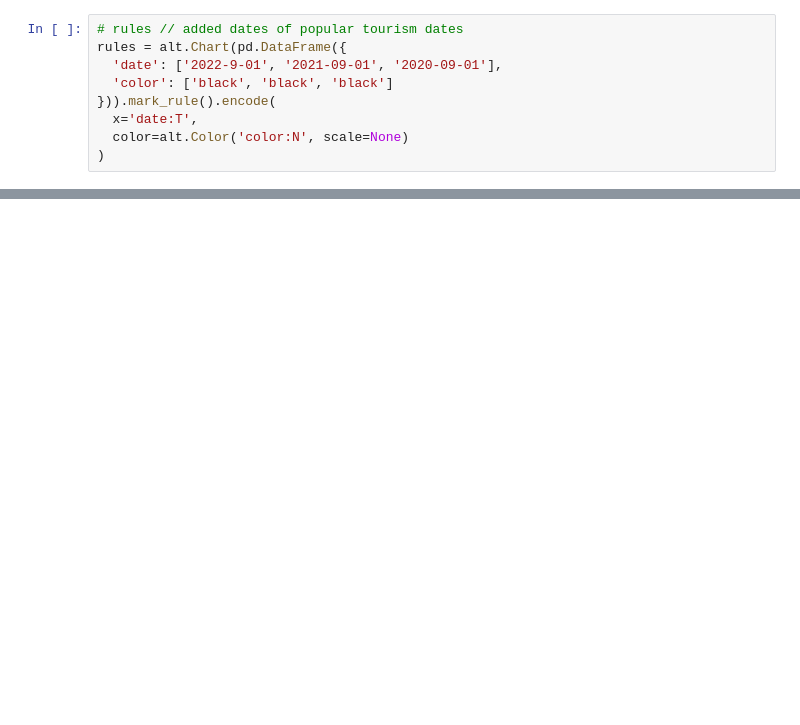
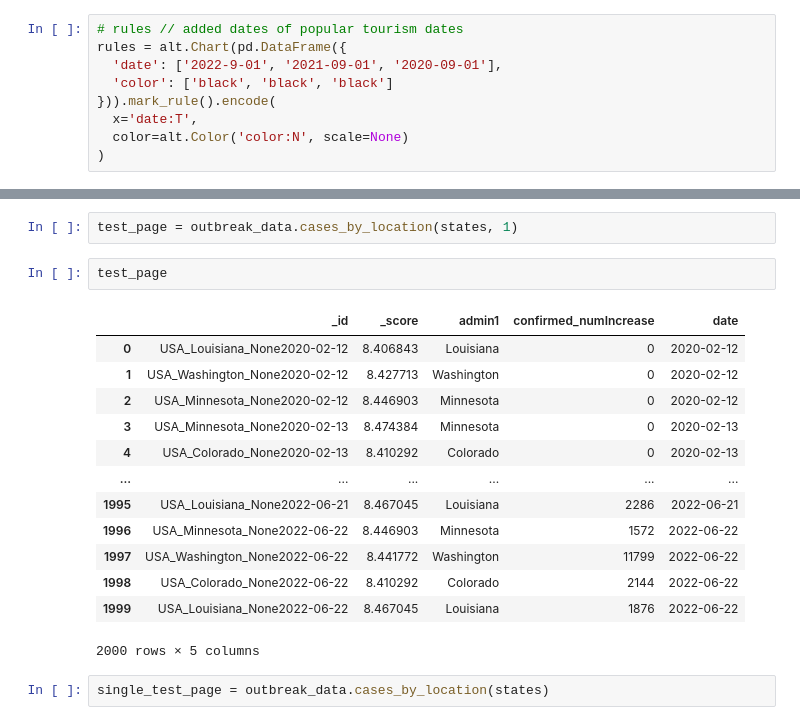
Before and after one commit to outbreak-info/python-outbreak-info, a Jupyter notebook: visualization_demos/visualization_demos.ipynb, the cells around one changed output, grey strips where cells are left out. Drawn from its saved outputs; the diff is of its cells as text; blank space fills up the shorter version.

```diff
--- a/visualization_demos/visualization_demos.ipynb
+++ b/visualization_demos/visualization_demos.ipynb
@@ -152,0 +47,20 @@ rules = alt.Chart(pd.DataFrame({
+# %%
+test_page = outbreak_data.cases_by_location(states, 1)
+# %%
+test_page
+# %% [output]
+|  | _id | _score | admin1 | confirmed_numIncrease | date |
+| 0 | USA_Louisiana_None2020-02-12 | 8.406843 | Louisiana | 0 | 2020-02-12 |
+| 1 | USA_Washington_None2020-02-12 | 8.427713 | Washington | 0 | 2020-02-12 |
+| 2 | USA_Minnesota_None2020-02-12 | 8.446903 | Minnesota | 0 | 2020-02-12 |
+| 3 | USA_Minnesota_None2020-02-13 | 8.474384 | Minnesota | 0 | 2020-02-13 |
+| 4 | USA_Colorado_None2020-02-13 | 8.410292 | Colorado | 0 | 2020-02-13 |
+| ... | ... | ... | ... | ... | ... |
+| 1995 | USA_Louisiana_None2022-06-21 | 8.467045 | Louisiana | 2286 | 2022-06-21 |
+| 1996 | USA_Minnesota_None2022-06-22 | 8.446903 | Minnesota | 1572 | 2022-06-22 |
+| 1997 | USA_Washington_None2022-06-22 | 8.441772 | Washington | 11799 | 2022-06-22 |
+| 1998 | USA_Colorado_None2022-06-22 | 8.410292 | Colorado | 2144 | 2022-06-22 |
+| 1999 | USA_Louisiana_None2022-06-22 | 8.467045 | Louisiana | 1876 | 2022-06-22 |
+2000 rows × 5 columns
+# %%
+single_test_page = outbreak_data.cases_by_location(states)
```
Also changed, not shown: parts of 25 cells of this notebook, 3 other files.
